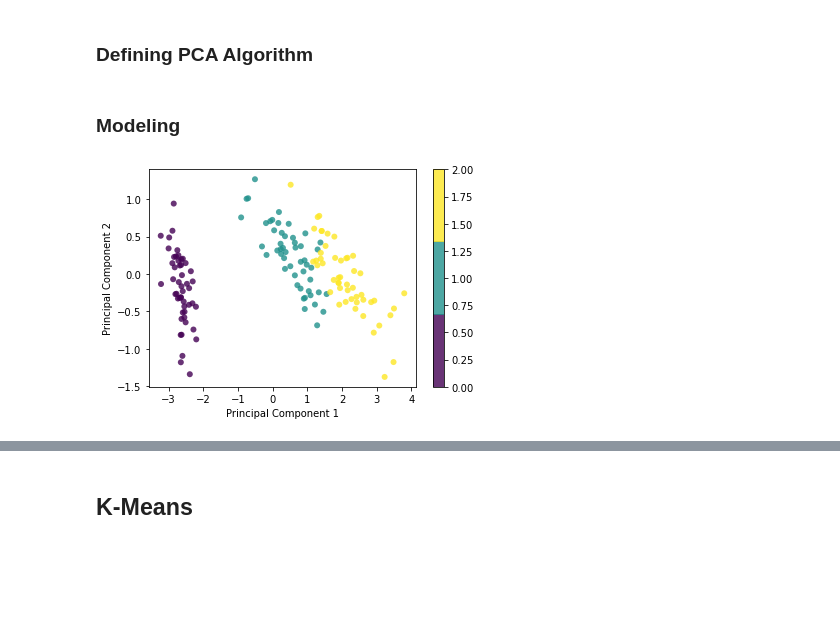
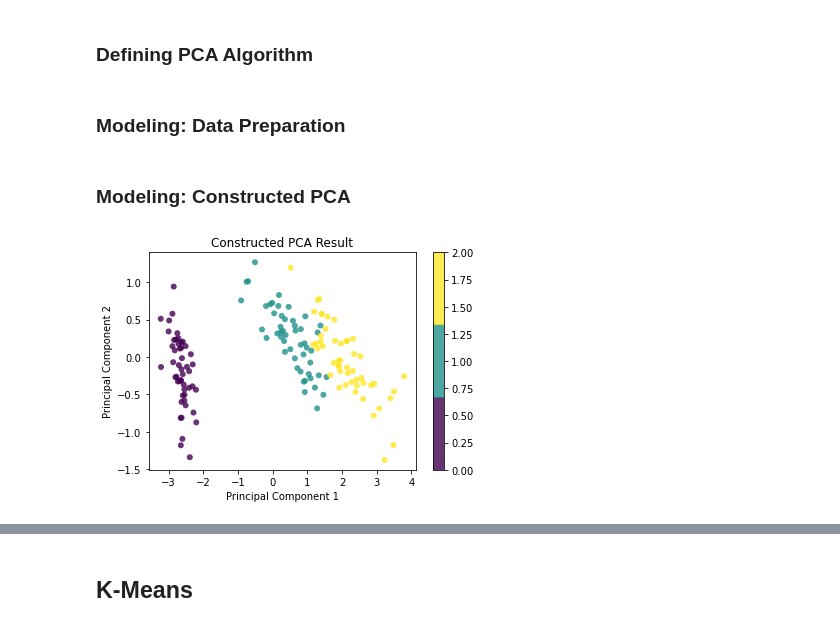
Before and after one commit to ChenshuLiu/Machine-Learning-in-Python, a Jupyter notebook: Machine Learning in Python.ipynb, the cells around one changed output, grey strips where cells are left out. Cells and saved outputs as stored; diff of their text form; code cells hidden in the pictures; blank space fills up the shorter version.

```diff
--- a/Machine Learning in Python.ipynb
+++ b/Machine Learning in Python.ipynb
@@ -1067,22 +1067,26 @@ class PCA:
         X = X - self.mean
         return np.dot(X, self.components.T)
 # %% [markdown]
-### Modeling
+### Modeling: Data Preparation
 # %%
 data = datasets.load_iris()
 X = data.data
 y = data.target
-pca = PCA(2)
-pca.fit(X)
-X_projected = pca.transform(X)
-x1 = X_projected[:, 0]
-x2 = X_projected[:, 1]
-plt.scatter(x1, x2,
-           c = y, edgecolor = "none", alpha = 0.8,
-           cmap = plt.cm.get_cmap('viridis', 3))
-plt.xlabel('Principal Component 1')
-plt.ylabel('Principal Component 2')
-plt.colorbar()
-plt.show()
-# %% [output]
-[figure, removed]
+# %% [markdown]
+### Modeling: Constructed PCA
+# %%
+pca = PCA(2)
+pca.fit(X)
+X_projected = pca.transform(X)
+x1 = X_projected[:, 0]
+x2 = X_projected[:, 1]
+plt.scatter(x1, x2,
+           c = y, edgecolor = "none", alpha = 0.8,
+           cmap = plt.cm.get_cmap('viridis', 3))
+plt.xlabel('Principal Component 1')
+plt.ylabel('Principal Component 2')
+plt.colorbar()
+plt.title("Constructed PCA Result")
+plt.show()
+# %% [output]
+[figure, added]
```
Also changed, not shown: parts of 70 cells of this notebook, 1 other file.
